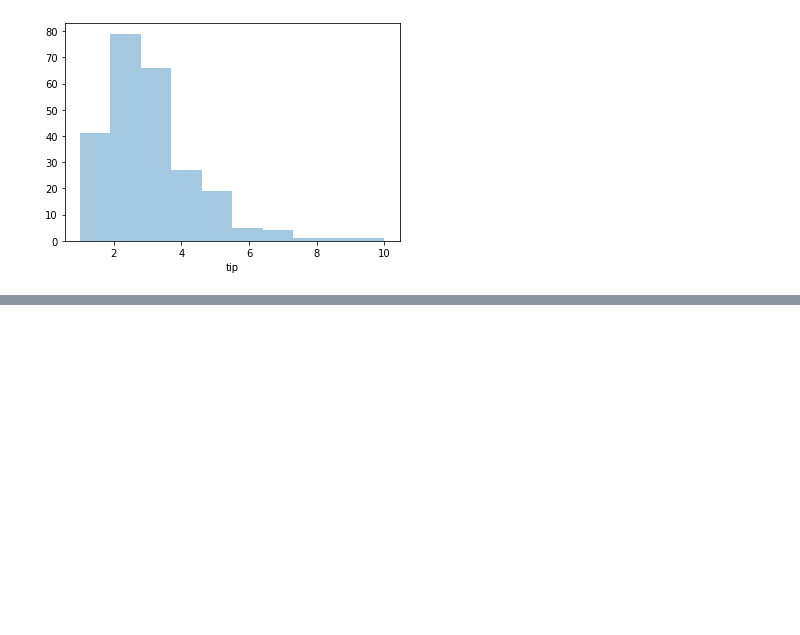
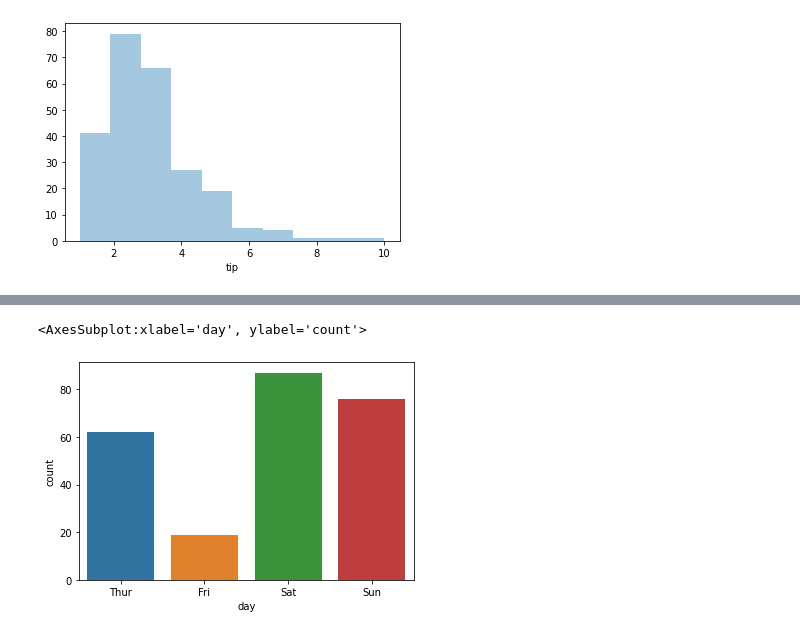
Before and after one commit to H3K4R/Seaborn-Tutorial, a Jupyter notebook: Seaborn.ipynb, the cells around one changed output, grey strips where cells are left out. Drawn from its saved outputs; the diff is of its cells as text; code cells hidden in the pictures; blank space fills up the shorter version.

```diff
--- a/Seaborn.ipynb
+++ b/Seaborn.ipynb
@@ -93,0 +115,5 @@ sns.distplot(df['tip'], kde=False, bins=10)
+# %%
+sns.countplot('day',data=df)
+# %% [output]
+<AxesSubplot:xlabel='day', ylabel='count'>
+[figure, added]
```
Also changed, not shown: parts of 12 cells of this notebook.
